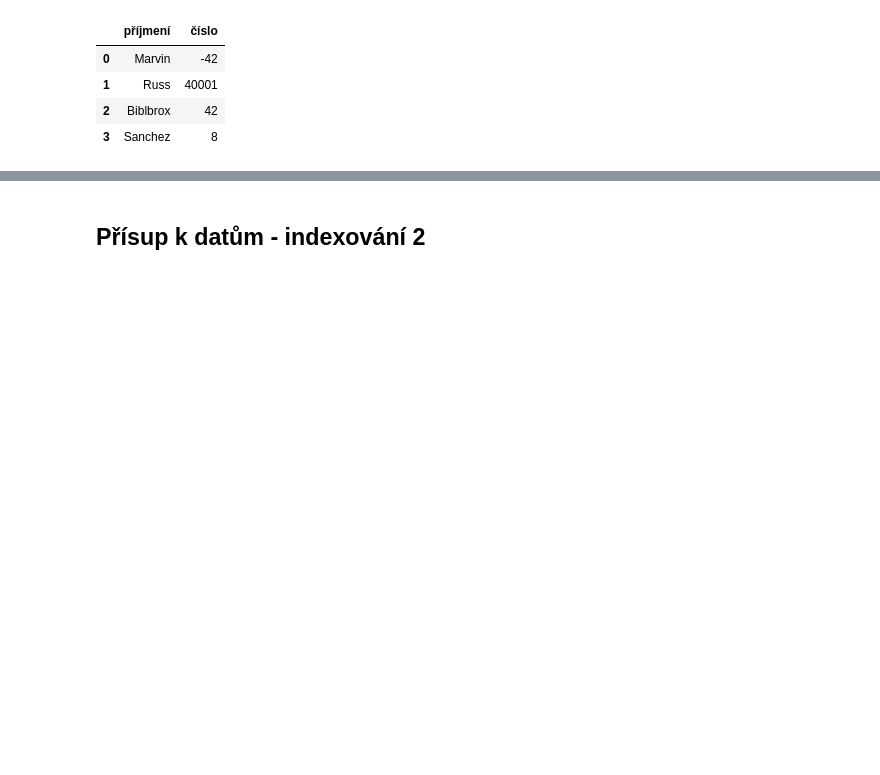
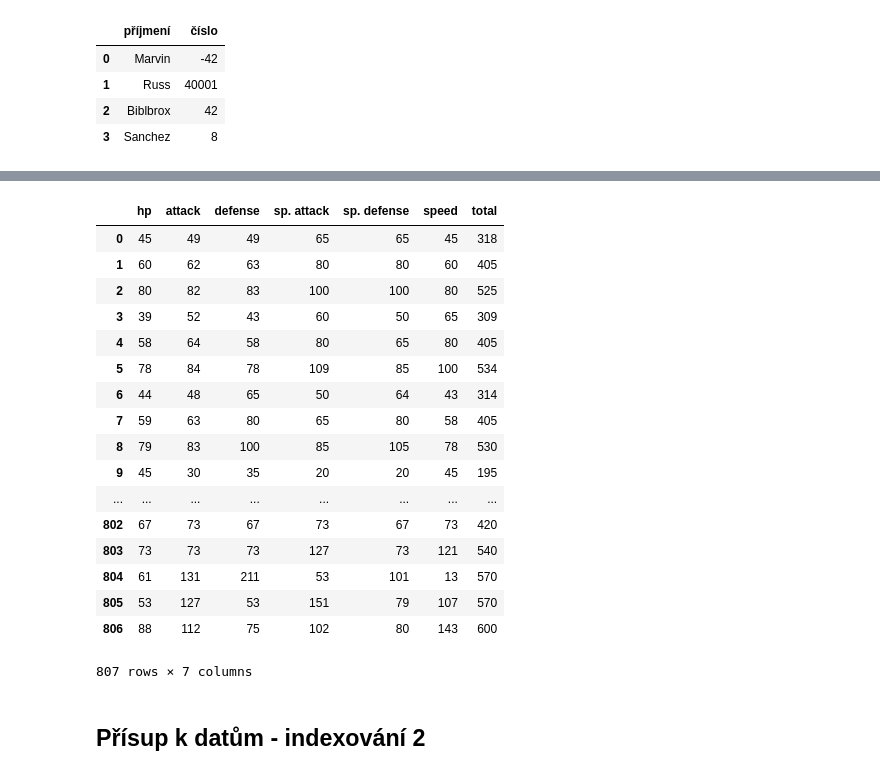
Before and after one commit to zitkat/Data_PYWorking_Pilsen, a Jupyter notebook: 2_nacitani.ipynb, the cells around one changed output, grey strips where cells are left out. Cells and saved outputs as stored; diff of their text form; code cells hidden in the pictures; blank space fills up the shorter version.

```diff
--- a/2_nacitani.ipynb
+++ b/2_nacitani.ipynb
@@ -94,3 +131,24 @@ hraci_df.loc[:3, "jméno" : "tým"]
+# %%
+pokemon_df.loc[:, "hp" : "total"]
+# %% [output]
+|  | hp | attack | defense | sp. attack | sp. defense | speed | total |
+| 0 | 45 | 49 | 49 | 65 | 65 | 45 | 318 |
+| 1 | 60 | 62 | 63 | 80 | 80 | 60 | 405 |
+| 2 | 80 | 82 | 83 | 100 | 100 | 80 | 525 |
+| 3 | 39 | 52 | 43 | 60 | 50 | 65 | 309 |
+| 4 | 58 | 64 | 58 | 80 | 65 | 80 | 405 |
+| 5 | 78 | 84 | 78 | 109 | 85 | 100 | 534 |
+| 6 | 44 | 48 | 65 | 50 | 64 | 43 | 314 |
+| 7 | 59 | 63 | 80 | 65 | 80 | 58 | 405 |
+| 8 | 79 | 83 | 100 | 85 | 105 | 78 | 530 |
+| 9 | 45 | 30 | 35 | 20 | 20 | 45 | 195 |
+| ... | ... | ... | ... | ... | ... | ... | ... |
+| 802 | 67 | 73 | 67 | 73 | 67 | 73 | 420 |
+| 803 | 73 | 73 | 73 | 127 | 73 | 121 | 540 |
+| 804 | 61 | 131 | 211 | 53 | 101 | 13 | 570 |
+| 805 | 53 | 127 | 53 | 151 | 79 | 107 | 570 |
+| 806 | 88 | 112 | 75 | 102 | 80 | 143 | 600 |
+807 rows × 7 columns
 # %% [markdown]
 ## Přísup k datům - indexování 2
 # %%
```
Also changed, not shown: parts of 36 cells of this notebook, 2 other files.
